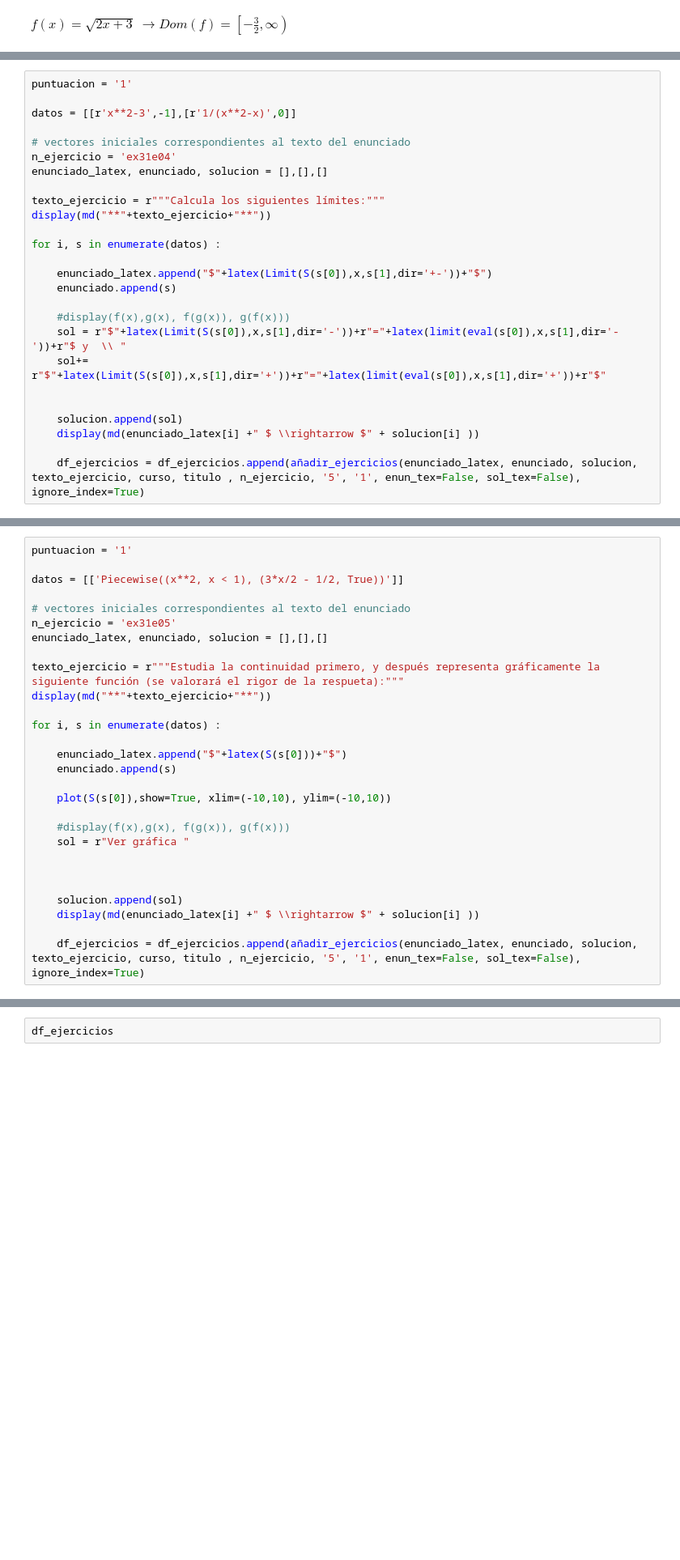
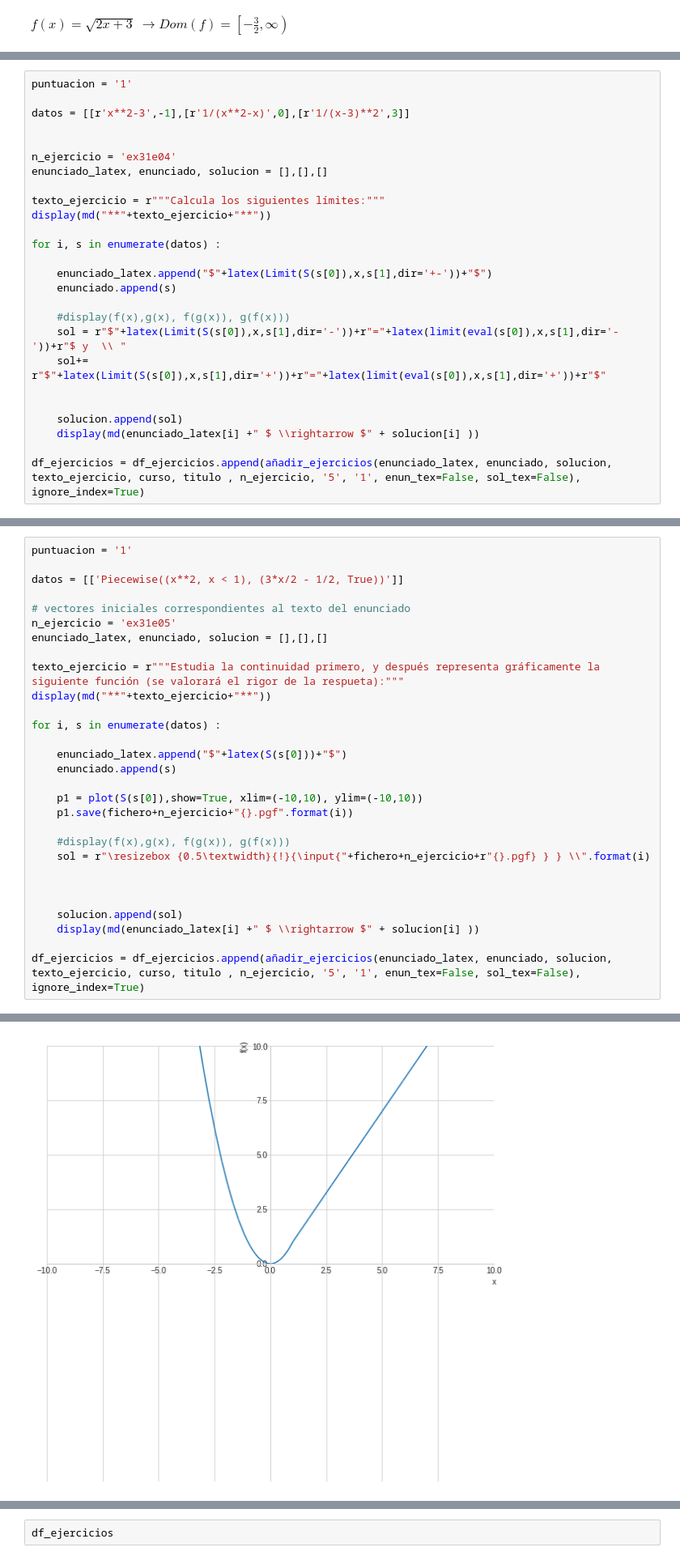
Before and after one commit to crdguez/mat1bac_ccss, a Jupyter notebook: notebooks/parcial3_ccss.ipynb, the cells around one changed output, grey strips where cells are left out. Shown at 81% size. Cells and saved outputs as stored; diff of their text form; blank space fills up the shorter version.

```diff
--- a/notebooks/parcial3_ccss.ipynb
+++ b/notebooks/parcial3_ccss.ipynb
@@ -192,9 +191,9 @@ $f(x)=\frac{x}{- x + 1}$ $ \rightarrow $$f^{-1}(x)=\frac{x}{x + 1}$ \\ $f^{-1} \
 # %%
 puntuacion = '1'
 
-datos = [[r'x**2-3',-1],[r'1/(x**2-x)',0]]
+datos = [[r'x**2-3',-1],[r'1/(x**2-x)',0],[r'1/(x-3)**2',3]]
 
-# vectores iniciales correspondientes al texto del enunciado
+
 n_ejercicio = 'ex31e04'
 enunciado_latex, enunciado, solucion = [],[],[]
 
@@ -214,7 +213,7 @@ for i, s in enumerate(datos) :
     solucion.append(sol)
     display(md(enunciado_latex[i] +" $ \\rightarrow $" + solucion[i] ))
 
-    df_ejercicios = df_ejercicios.append(añadir_ejercicios(enunciado_latex, enunciado, solucion, texto_ejercicio, curso, titulo , n_ejercicio, '5', '1', enun_tex=False, sol_tex=False), ignore_index=True)
+df_ejercicios = df_ejercicios.append(añadir_ejercicios(enunciado_latex, enunciado, solucion, texto_ejercicio, curso, titulo , n_ejercicio, '5', '1', enun_tex=False, sol_tex=False), ignore_index=True)
 # %% [output]
 **Calcula los siguientes límites:**
 $\lim_{x \to -1}\left(x^{2} - 3\right)$ $ \rightarrow $$\lim_{x \to -1^-}\left(x^{2} - 3\right)=-2$ y  \\ $\lim_{x \to -1^+}\left(x^{2} - 3\right)=-2$
@@ -265,17 +276,18 @@ for i, s in enumerate(datos) :
     enunciado_latex.append("$"+latex(S(s[0]))+"$")
     enunciado.append(s)
 
-    plot(S(s[0]),show=True, xlim=(-10,10), ylim=(-10,10))
+    p1 = plot(S(s[0]),show=True, xlim=(-10,10), ylim=(-10,10))
+    p1.save(fichero+n_ejercicio+"{}.pgf".format(i))
 
     #display(f(x),g(x), f(g(x)), g(f(x)))
-    sol = r"Ver gráfica "
+    sol = r"\resizebox {0.5\textwidth}{!}{\input{"+fichero+n_ejercicio+r"{}.pgf} } } \\".format(i)
 
 
 
     solucion.append(sol)
     display(md(enunciado_latex[i] +" $ \\rightarrow $" + solucion[i] ))
 
-    df_ejercicios = df_ejercicios.append(añadir_ejercicios(enunciado_latex, enunciado, solucion, texto_ejercicio, curso, titulo , n_ejercicio, '5', '1', enun_tex=False, sol_tex=False), ignore_index=True)
+df_ejercicios = df_ejercicios.append(añadir_ejercicios(enunciado_latex, enunciado, solucion, texto_ejercicio, curso, titulo , n_ejercicio, '5', '1', enun_tex=False, sol_tex=False), ignore_index=True)
 # %% [output]
 **Estudia la continuidad primero, y después representa gráficamente la siguiente función (se valorará el rigor de la respueta):**
 [figure]
@@ -283,3 +295,4 @@ $\begin{cases} x^{2} & \text{for}\: x < 1 \\\frac{3 x}{2} - \frac{1}{2} & \text{
+[figure, added]
 # %%
 from sympy import Piecewise
 
```
Also changed, not shown: parts of 8 cells of this notebook, 9 other files.
